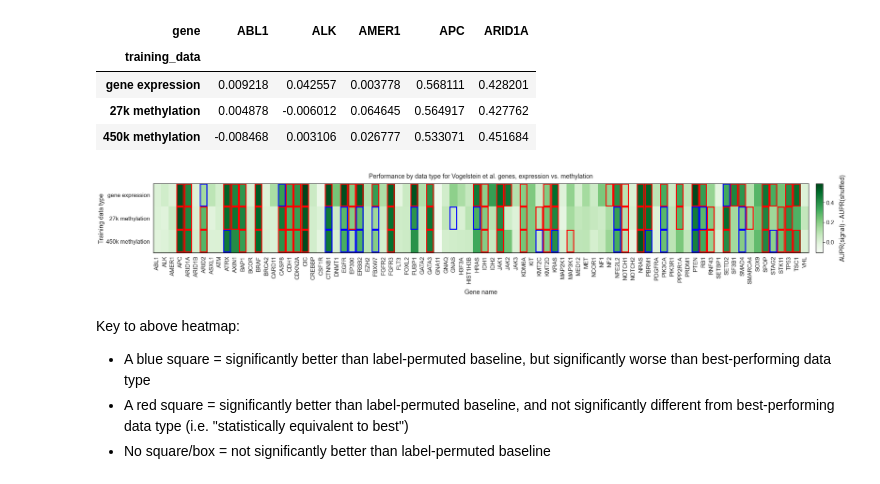
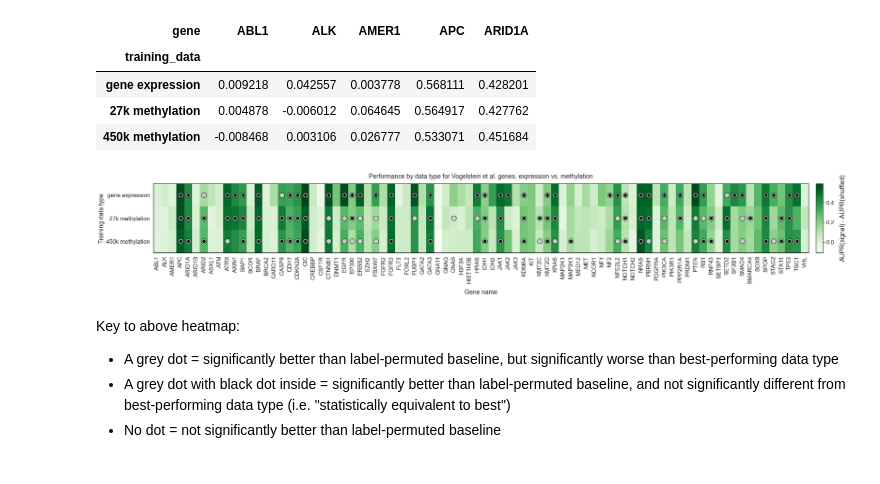
Before and after one commit to greenelab/mpmp, a Jupyter notebook: 02_classify_mutations/plot_methylation_results.ipynb, the cells around one changed output. Cells and saved outputs as stored; diff of their text form; code cells hidden in the pictures.

```diff
--- a/02_classify_mutations/plot_methylation_results.ipynb
+++ b/02_classify_mutations/plot_methylation_results.ipynb
@@ -251,28 +251,27 @@ heatmap_df.iloc[:, :5]
 # %%
 sns.set({'figure.figsize': (32, 5)})
 sns.set_context('notebook', font_scale=1.5)
 
 ax = plu.plot_heatmap(heatmap_df,
                       all_results_df.reset_index(drop=True),
-                      different_from_best=True,
-                      raw_results_df=results_df,
+                      results_df,
                       metric=plot_metric,
                       origin_eps_x=0.02,
                       origin_eps_y=0.015,
                       length_x=0.85,
                       length_y=0.95)
 
 plt.title('Performance by data type for Vogelstein et al. genes, expression vs. methylation', pad=15)
 
 if SAVE_FIGS:
     plt.savefig(images_dir / 'methylation_heatmap.svg', bbox_inches='tight')
     plt.savefig(images_dir / 'methylation_heatmap.png',
                 dpi=300, bbox_inches='tight')
 # %% [output]
-[figure, old version]
+[figure, new version]
 # %% [markdown]
 Key to above heatmap:
 
-* A blue square = significantly better than label-permuted baseline, but significantly worse than best-performing data type
-* A red square =  significantly better than label-permuted baseline, and not significantly different from best-performing data type (i.e. "statistically equivalent to best")
-* No square/box = not significantly better than label-permuted baseline
+* A grey dot = significantly better than label-permuted baseline, but significantly worse than best-performing data type
+* A grey dot with black dot inside = significantly better than label-permuted baseline, and not significantly different from best-performing data type (i.e. "statistically equivalent to best")
+* No dot = not significantly better than label-permuted baseline
```
Also changed, not shown: 7 other files.
